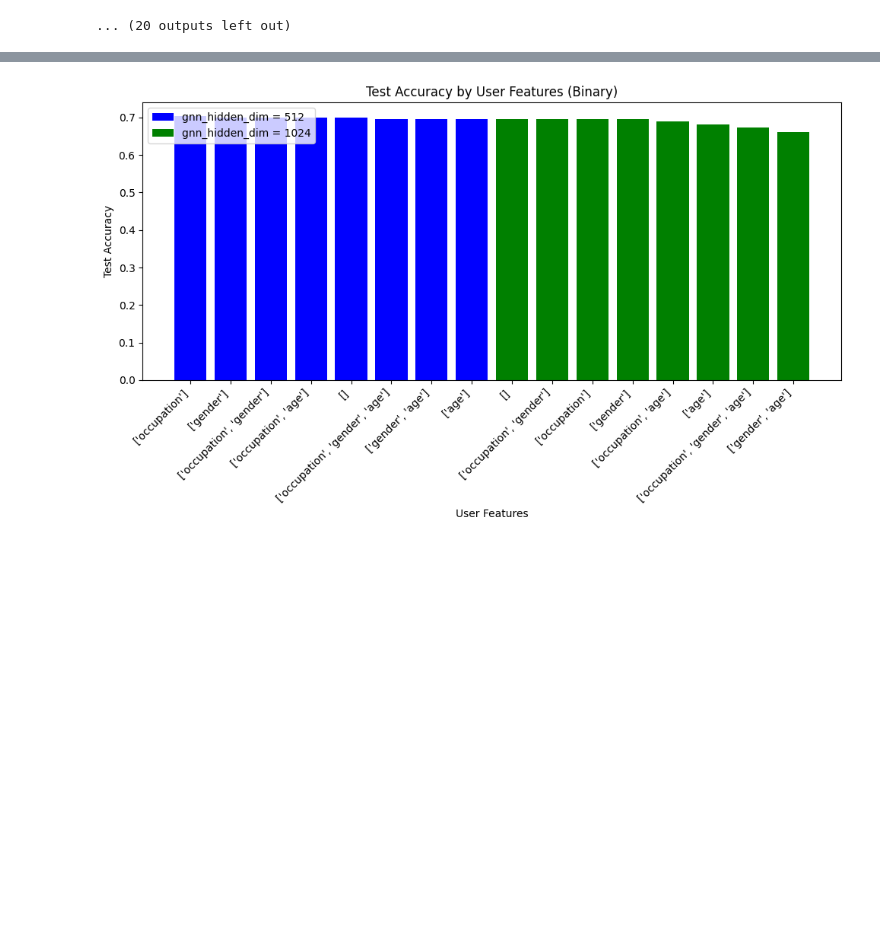
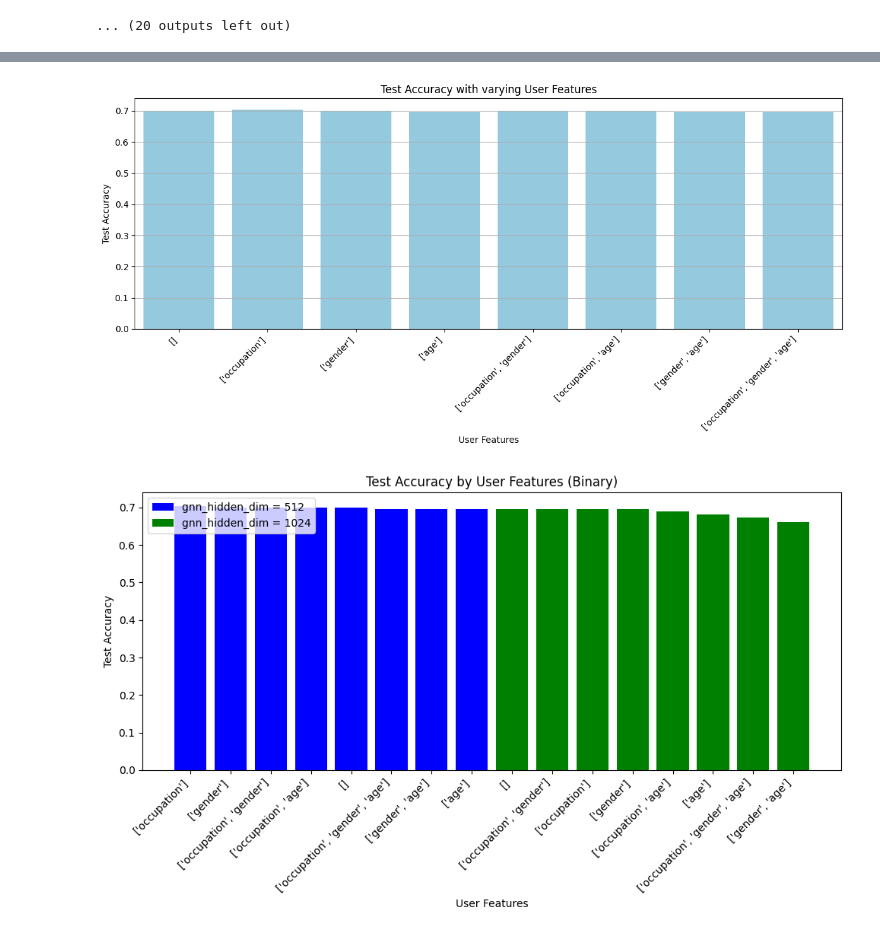
Before and after one commit to sebastianhoenig/kg-token, a Jupyter notebook: notebooks/User_feats_concat.ipynb, the cells around one changed output, grey strips where cells are left out. Cells and saved outputs as stored; diff of their text form; code cells hidden in the pictures; blank space fills up the shorter version.

```diff
--- a/notebooks/User_feats_concat.ipynb
+++ b/notebooks/User_feats_concat.ipynb
@@ -132,3 +136,28 @@ results_df
+# %%
+import seaborn as sns
+import matplotlib.pyplot as plt
+
+# Filter for binary rating type only
+binary_df = results_df[(results_df['gnn_hidden_dim'] == 512) &(results_df['rating_type'] == 'binary')]
+
+# Plot grouped bar chart
+plt.figure(figsize=(12, 6))
+sns.barplot(
+    data=binary_df,
+    x='user_features',
+    y='test_accuracy',
+    color='skyblue'  # Use a single consistent color
+)
+
+plt.xlabel('User Features')
+plt.ylabel('Test Accuracy')
+plt.title('Test Accuracy with varying User Features')
+plt.xticks(rotation=45, ha='right')  # Rotate for readability
+plt.grid(axis='y')
+plt.tight_layout()
+plt.show()
+# %% [output]
+[figure, added]
 # %%
 import matplotlib.cm as cm
 
```
Also changed, not shown: parts of 3 cells of this notebook, 4 other files.
